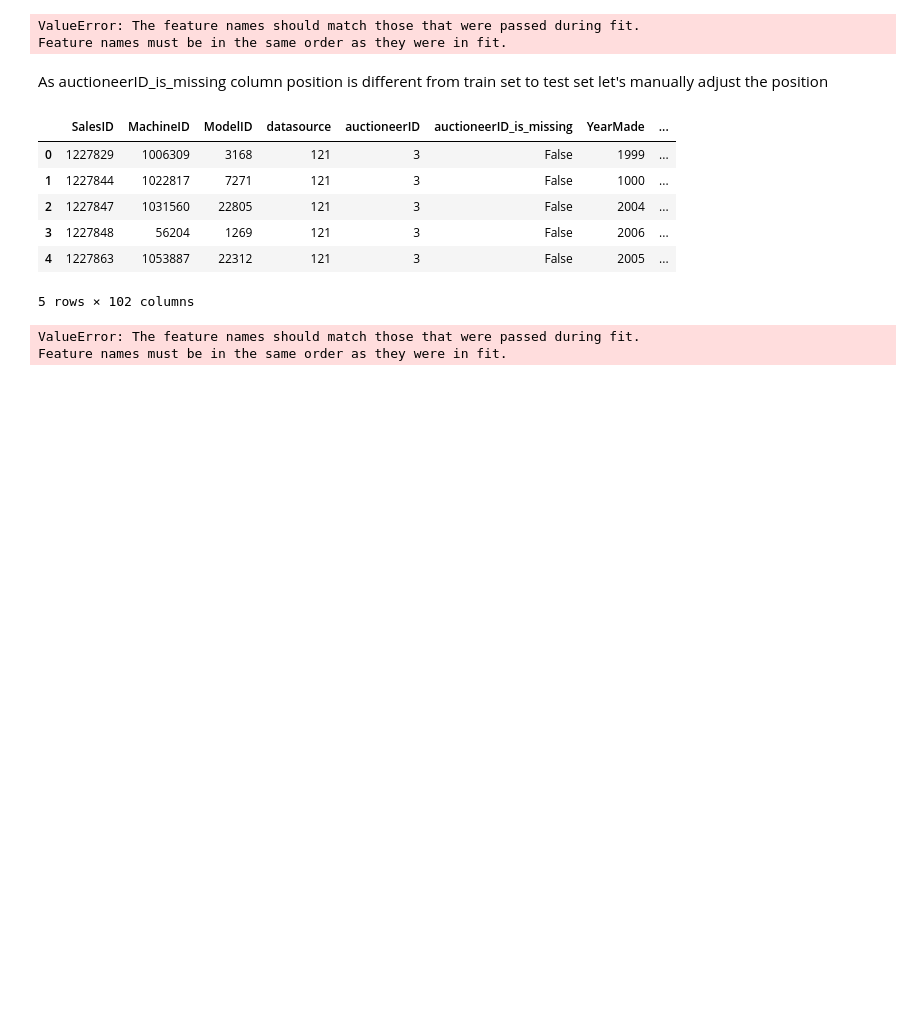
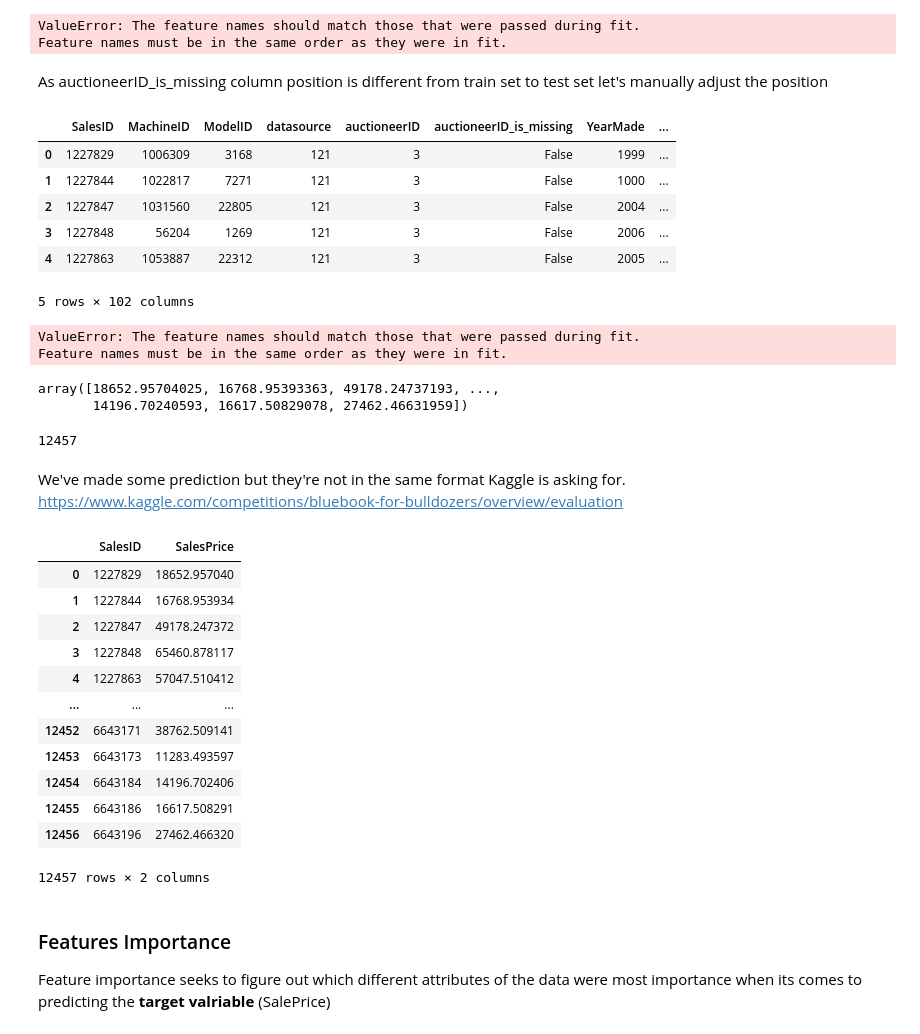
Before and after one commit to Md-Aziz-Developer/buildozer-price-prediction-project, a Jupyter notebook: end-to-end-bulldozer-price-regression.ipynb, the cells around one changed output. Saved outputs shown, nothing was run; the diff lists cells and outputs as text; code cells hidden in the pictures; blank space fills up the shorter version.

```diff
--- a/end-to-end-bulldozer-price-regression.ipynb
+++ b/end-to-end-bulldozer-price-regression.ipynb
@@ -1227,3 +1227,41 @@ test_preds=ideal_model.predict(df_test)
 # %% [output]
 ValueError: The feature names should match those that were passed during fit.
 Feature names must be in the same order as they were in fit.
+# %%
+# rearrange the df_test columns with X_train
+df_test=df_test[X_train.columns]
+# %%
+# Now let's predict the saleprice
+test_preds=ideal_model.predict(df_test)
+# %%
+test_preds
+# %% [output]
+array([18652.95704025, 16768.95393363, 49178.24737193, ...,
+       14196.70240593, 16617.50829078, 27462.46631959])
+# %%
+len(test_preds)
+# %% [output]
+12457
+# %% [markdown]
+We've made some prediction but they're not in the same format Kaggle is asking for.
+https://www.kaggle.com/competitions/bluebook-for-bulldozers/overview/evaluation
+# %%
+# Format prediction into the same format Kaggle is after
+df_preds=pd.DataFrame()
+df_preds["SalesID"]=df_test["SalesID"]
+df_preds["SalesPrice"]=test_preds
+df_preds
+# %% [output]
+|  | SalesID | SalesPrice |
+| 0 | 1227829 | 18652.957040 |
+| 1 | 1227844 | 16768.953934 |
+| 2 | 1227847 | 49178.247372 |
+| 3 | 1227848 | 65460.878117 |
+| 4 | 1227863 | 57047.510412 |
+| ... | ... | ... |
+| 12452 | 6643171 | 38762.509141 |
+| 12453 | 6643173 | 11283.493597 |
+| 12454 | 6643184 | 14196.702406 |
+| 12455 | 6643186 | 16617.508291 |
+| 12456 | 6643196 | 27462.466320 |
+12457 rows × 2 columns
@@ -1229,0 +1271,4 @@ Feature names must be in the same order as they were in fit.
+# %% [markdown]
+### Features Importance
+
+Feature importance seeks to figure out which different attributes of the data were most importance when its comes to predicting the **target valriable** (SalePrice)
```
Also changed, not shown: parts of 6 cells of this notebook.
